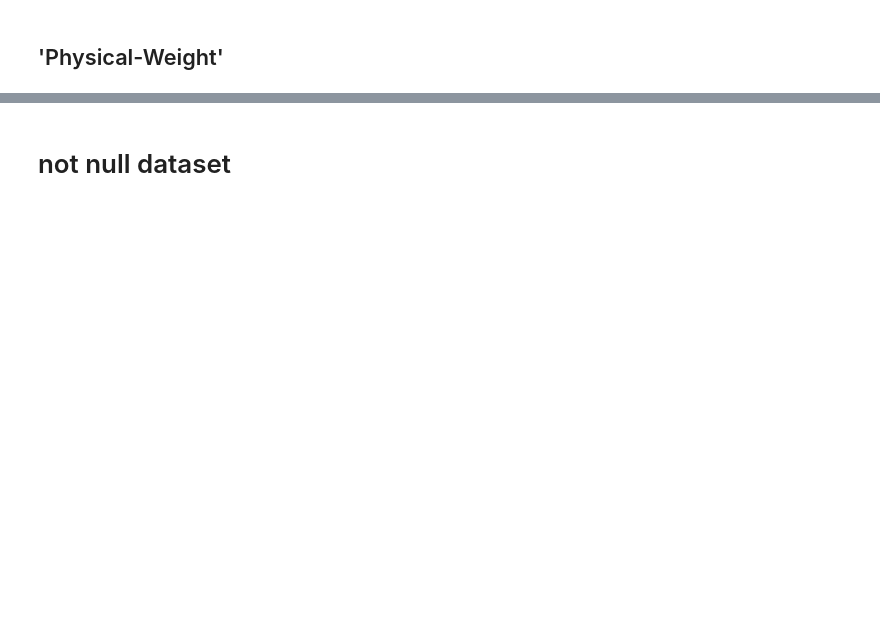
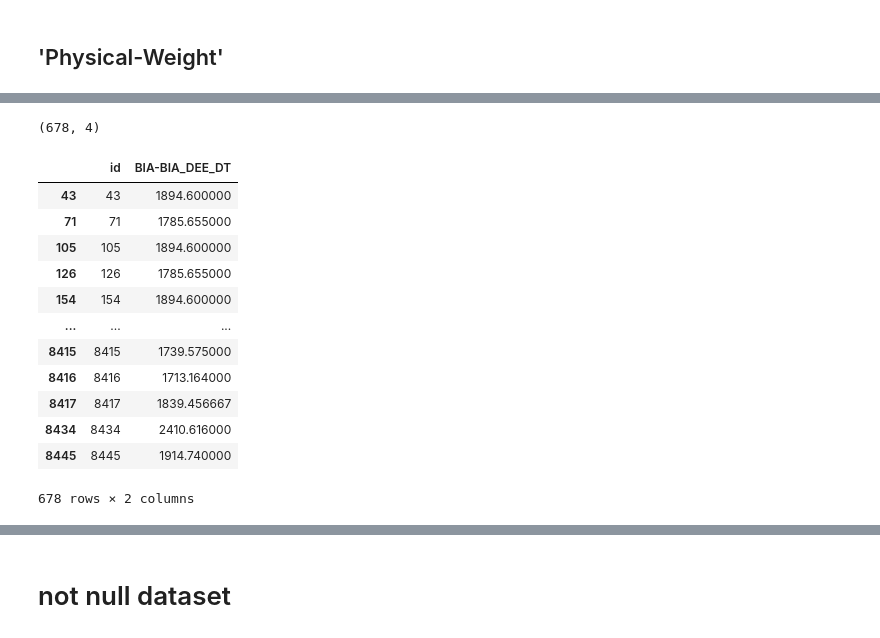
Before and after one commit to alicecalderini/DATAMINING_2-Project, a Jupyter notebook: 4.DATA CLEANING/Decision_Tree_NULL.ipynb, the cells around one changed output, grey strips where cells are left out. Saved outputs shown, nothing was run; the diff lists cells and outputs as text; code cells hidden in the pictures; blank space fills up the shorter version.

```diff
--- a/4.DATA CLEANING/Decision_Tree_NULL.ipynb
+++ b/4.DATA CLEANING/Decision_Tree_NULL.ipynb
@@ -2559,0 +2662,4 @@ dtype: int64
+# %%
+df_notna=df_notna.merge(df_unknown,on=['id'],how="left")
+df_notna.loc[((df_notna['BIA-BIA_Fat']==0) |(df_notna['BIA-BIA_Fat'].isna()) | (df_notna['BIA-BIA_Fat']==16.1746)| (df_notna['BIA-BIA_Fat']>=df_notna['Physical-Weight'])), 'BIA-BIA_Fat'] = df_notna['BIA-BIA_Fat_DT']
+df_notna.isnull().sum()
@@ -2559,0 +2686,8 @@ dtype: int64
+# %%
+attributes = ['id','BIA-BIA_DEE',
+    'BIA-BIA_BMR',
+    'BIA-BIA_Activity_Level_num',
+    'Basic_Demos-Sex',
+    'BIA-BIA_TBW'  ]
+df_unknown=df_notna[attributes][(df_notna['BIA-BIA_DEE']==0) |(df_notna['BIA-BIA_DEE'].isna()) | (df_notna['BIA-BIA_DEE']==1863.98)].copy()
+df_unknown.isnull().sum()
@@ -2559,0 +2702,3 @@ dtype: int64
+# %%
+df_unknown=df_unknown.dropna(subset=['BIA-BIA_BMR','BIA-BIA_TBW'])
+df_unknown.isnull().sum()
@@ -2559,0 +2713,26 @@ dtype: int64
+# %%
+attributes = [col for col in df_unknown.columns if col not in ['BIA-BIA_DEE','id']]
+X_unknown = df_unknown[attributes].values
+predicted_value = dt_reg_DEE.predict(X_unknown)
+# %%
+X_unknown.shape
+# %% [output]
+(678, 4)
+# %%
+df_unknown['BIA-BIA_DEE_DT'] = predicted_value
+df_unknown=df_unknown[['id','BIA-BIA_DEE_DT']]
+df_unknown
+# %% [output]
+|  | id | BIA-BIA_DEE_DT |
+| 43 | 43 | 1894.600000 |
+| 71 | 71 | 1785.655000 |
+| 105 | 105 | 1894.600000 |
+| 126 | 126 | 1785.655000 |
+| 154 | 154 | 1894.600000 |
+| ... | ... | ... |
+| 8415 | 8415 | 1739.575000 |
+| 8416 | 8416 | 1713.164000 |
+| 8417 | 8417 | 1839.456667 |
+| 8434 | 8434 | 2410.616000 |
+| 8445 | 8445 | 1914.740000 |
+678 rows × 2 columns
```
Also changed, not shown: parts of 76 cells of this notebook, 1 other file.
